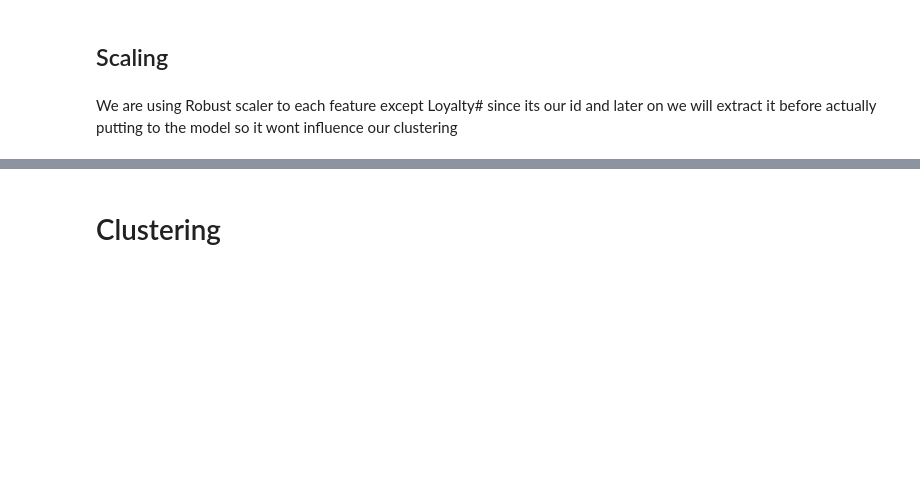
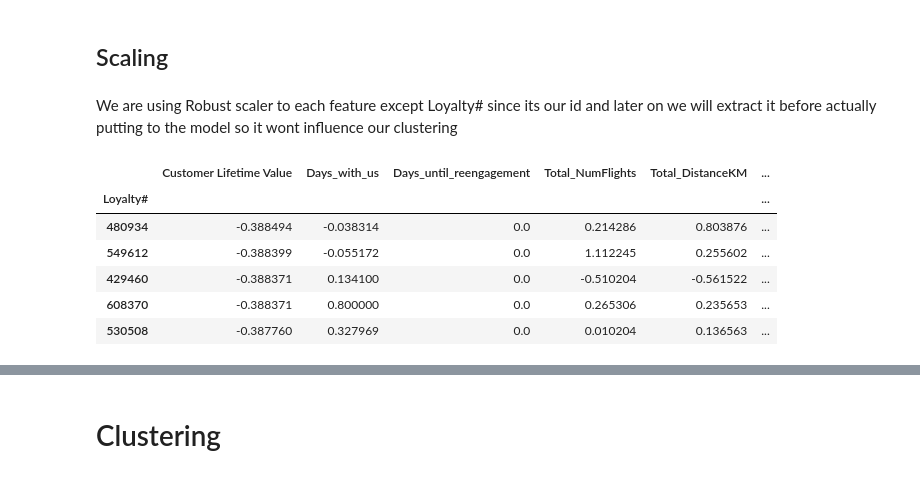
Before and after one commit to luisbdavila/Airline_Customer_Segmentation_DataMining_Project_Python, a Jupyter notebook: Final_delivery/Code/Value_Based_Segmentation.ipynb, the cells around one changed output, grey strips where cells are left out. Cells and saved outputs as stored; diff of their text form; code cells hidden in the pictures; blank space fills up the shorter version.

```diff
--- a/Final_delivery/Code/Value_Based_Segmentation.ipynb
+++ b/Final_delivery/Code/Value_Based_Segmentation.ipynb
@@ -505,19 +508,34 @@ We are using Robust scaler to each feature except Loyalty# since its our id and
 # %%
 from sklearn.preprocessing import RobustScaler
 
 scaler = RobustScaler()
 features_to_scale = [
     'Customer Lifetime Value',
     'Days_with_us',
     'Days_until_reengagement',
     'Total_NumFlights',
     'Total_DistanceKM',
     'Perc_Flights_With_Companions',
     'Dollar_Cost_Points_Remaining',
     'Recency_Days'
 ]
 
-Value_Based_Segmentation_clustering[features_to_scale] = scaler.fit_transform(
+# create a separate dataframe to hold the scaled version (preserve original)
+Value_Based_Segmentation_clustering_scaled = Value_Based_Segmentation_clustering.copy()
+
+# scale the selected features and store them in the new dataframe
+Value_Based_Segmentation_clustering_scaled[features_to_scale] = scaler.fit_transform(
     Value_Based_Segmentation_clustering[features_to_scale]
 )
+
+# optionally inspect
+Value_Based_Segmentation_clustering_scaled.head()
+# %% [output]
+|  | Customer Lifetime Value | Days_with_us | Days_until_reengagement | Total_NumFlights | Total_DistanceKM | ... |
+| Loyalty# |  |  |  |  |  | ... |
+| 480934 | -0.388494 | -0.038314 | 0.0 | 0.214286 | 0.803876 | ... |
+| 549612 | -0.388399 | -0.055172 | 0.0 | 1.112245 | 0.255602 | ... |
+| 429460 | -0.388371 | 0.134100 | 0.0 | -0.510204 | -0.561522 | ... |
+| 608370 | -0.388371 | 0.800000 | 0.0 | 0.265306 | 0.235653 | ... |
+| 530508 | -0.387760 | 0.327969 | 0.0 | 0.010204 | 0.136563 | ... |
 # %%
```
Also changed, not shown: parts of 16 cells of this notebook.
